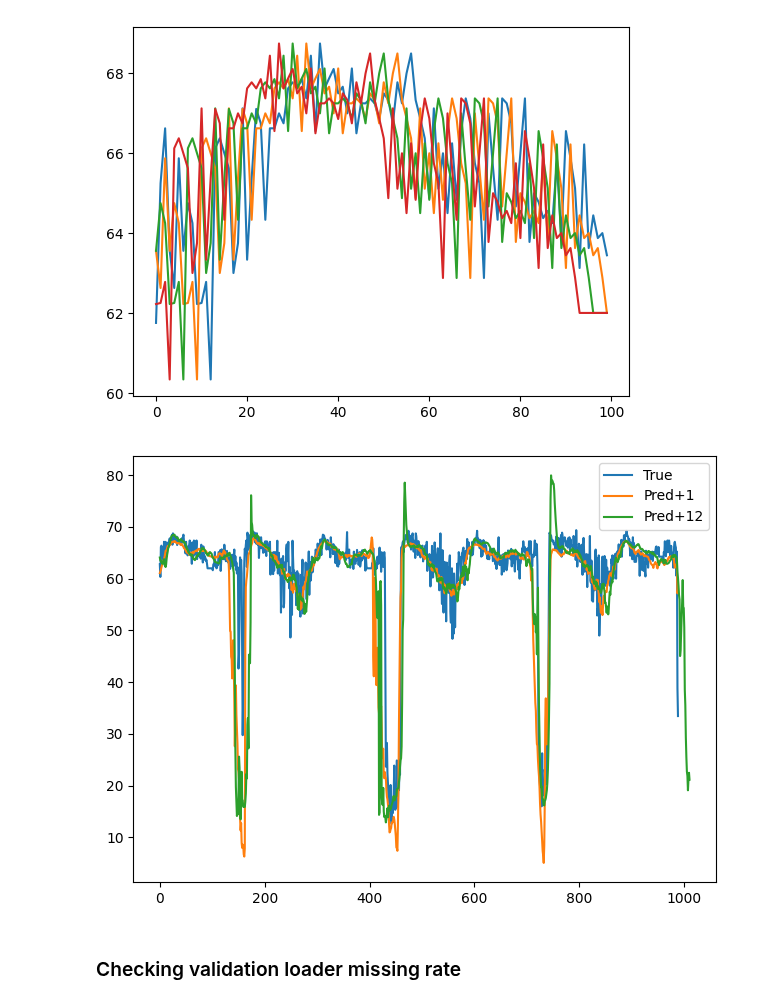
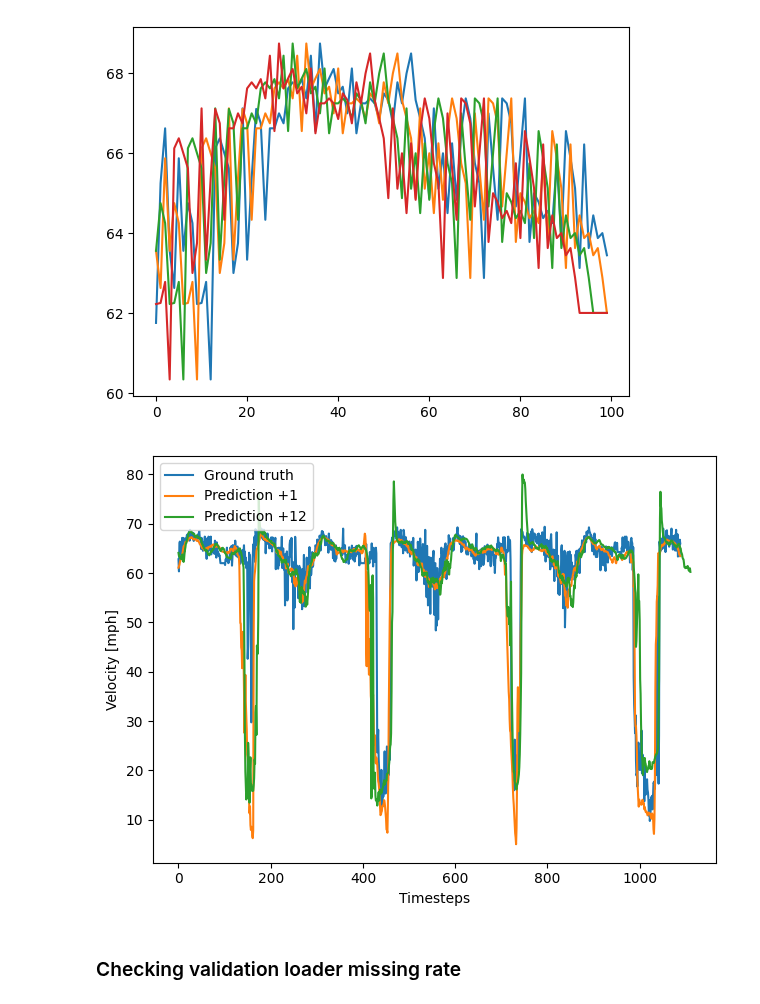
Before and after one commit to Mu-Bilal/Temporal-Graph-MLP-Mixer, a Jupyter notebook: src/TGMM-1/dev/inference_test.ipynb, the cells around one changed output. Cells and saved outputs as stored; diff of their text form; code cells hidden in the pictures.

```diff
--- a/src/TGMM-1/dev/inference_test.ipynb
+++ b/src/TGMM-1/dev/inference_test.ipynb
@@ -90,18 +90,22 @@ plt.plot(all_true[:total_steps, 0, ::3].detach().numpy(), label='True')
 # %%
 from matplotlib import pyplot as plt
 
 horizon_steps = [0, 11]
 max_horizon = 11
-total_steps = 1000
+total_steps = 1100
 
-plt.plot(all_true[max_horizon:total_steps, 0, 0].detach().numpy().T, label='True')
+plt.plot(all_true[max_horizon:total_steps, 0, 0].detach().numpy().T, label='Ground truth')
 for i in horizon_steps:
-    plt.plot(all_preds[max_horizon-i:total_steps+i, 0, i].detach().numpy().T, label=f'Pred+{i+1}')
-plt.legend()
+    plt.plot(all_preds[max_horizon-i:total_steps+i, 0, i].detach().numpy().T, label=f'Prediction +{i+1}')
+plt.legend(loc='upper left')
+plt.xlabel('Timesteps')
+plt.ylabel('Velocity [mph]')
 plt.tight_layout()
 plt.show()
+# Save figure as PDF for LaTeX compatibility
+plt.savefig('prediction_plot.pdf', format='pdf', bbox_inches='tight', dpi=300)
 # %% [output]
-[figure, old version]
+[figure, new version]
 # %% [markdown]
 ### Checking validation loader missing rate
 # %%
```
Also changed, not shown: parts of 1 cell of this notebook, 8 other files.
